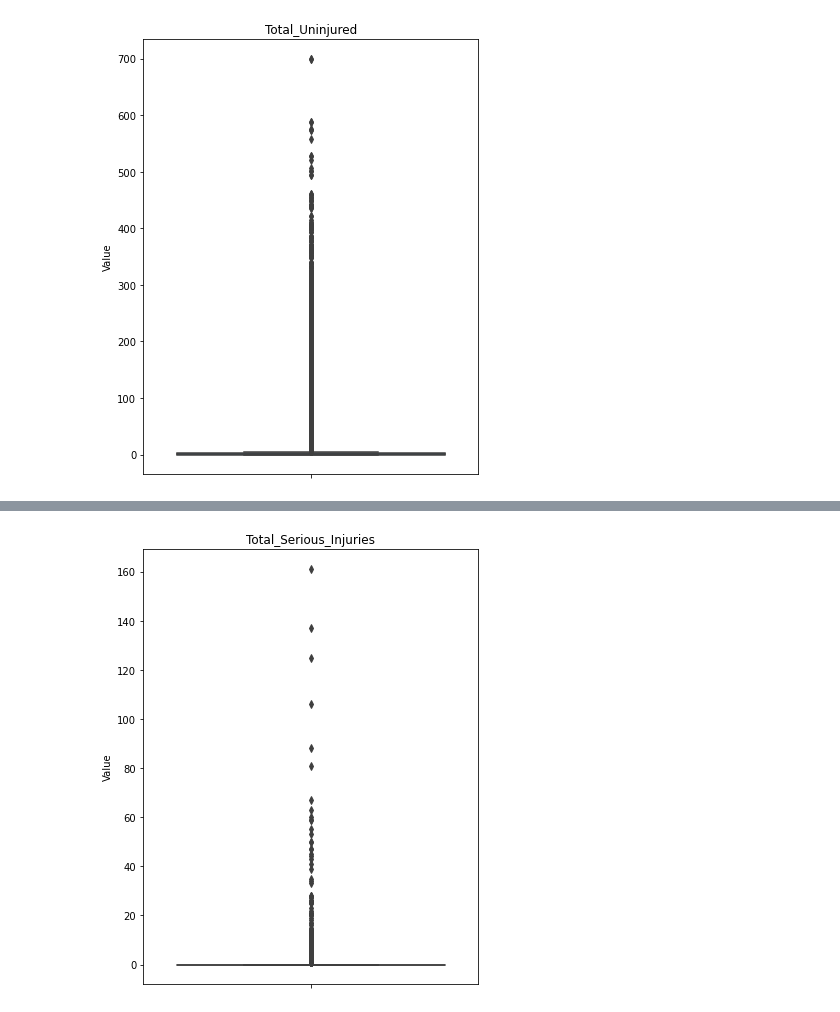
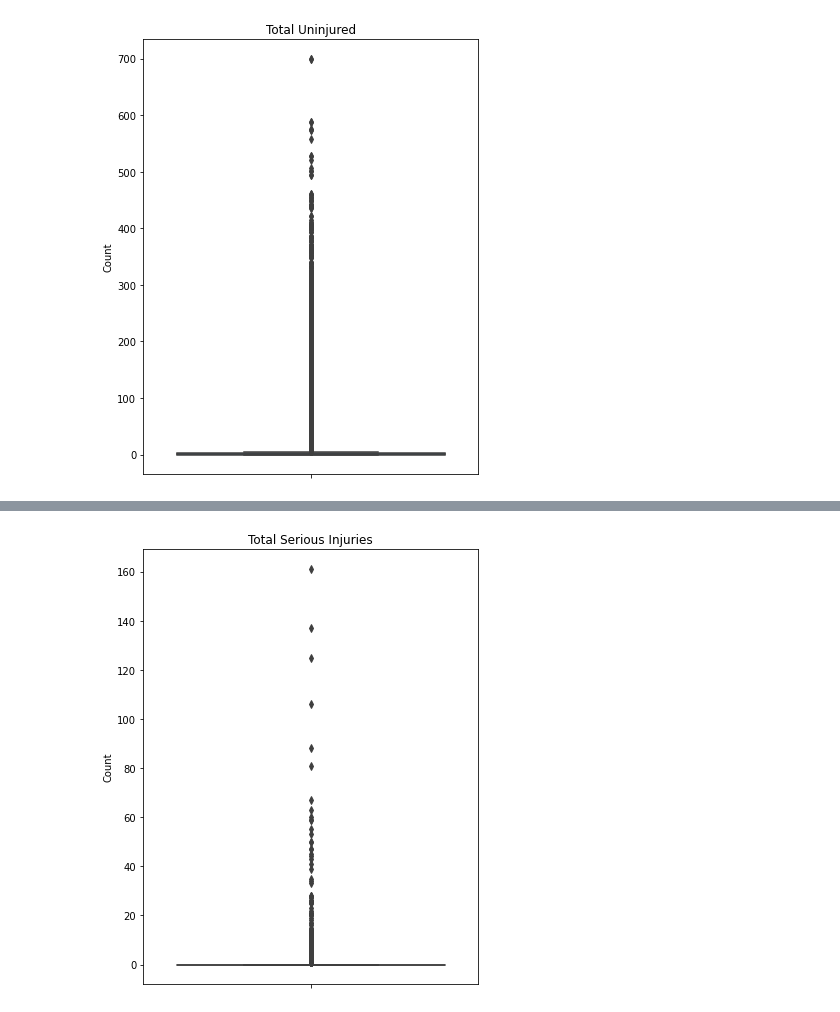
Before and after one commit to MissJJT/dsc-phase-1-project-v3, a Jupyter notebook: phase1_project.ipynb, the cells around one changed output, grey strips where cells are left out. Drawn from its saved outputs; the diff is of its cells as text; code cells hidden in the pictures.

```diff
--- a/phase1_project.ipynb
+++ b/phase1_project.ipynb
@@ -289,8 +338,9 @@ plt.show()
 # %%
+#Total serious but non fatal injuries
 plt.figure(figsize=(6, 8))
 sns.boxplot(y= df['Total_Serious_Injuries'])
-plt.title('Total_Serious_Injuries')
-plt.ylabel('Value')
+plt.title('Total Serious Injuries')
+plt.ylabel('Count')
 plt.show()
 # %% [output]
-[figure, old version]
+[figure, new version]
```
Also changed, not shown: parts of 27 cells of this notebook.
